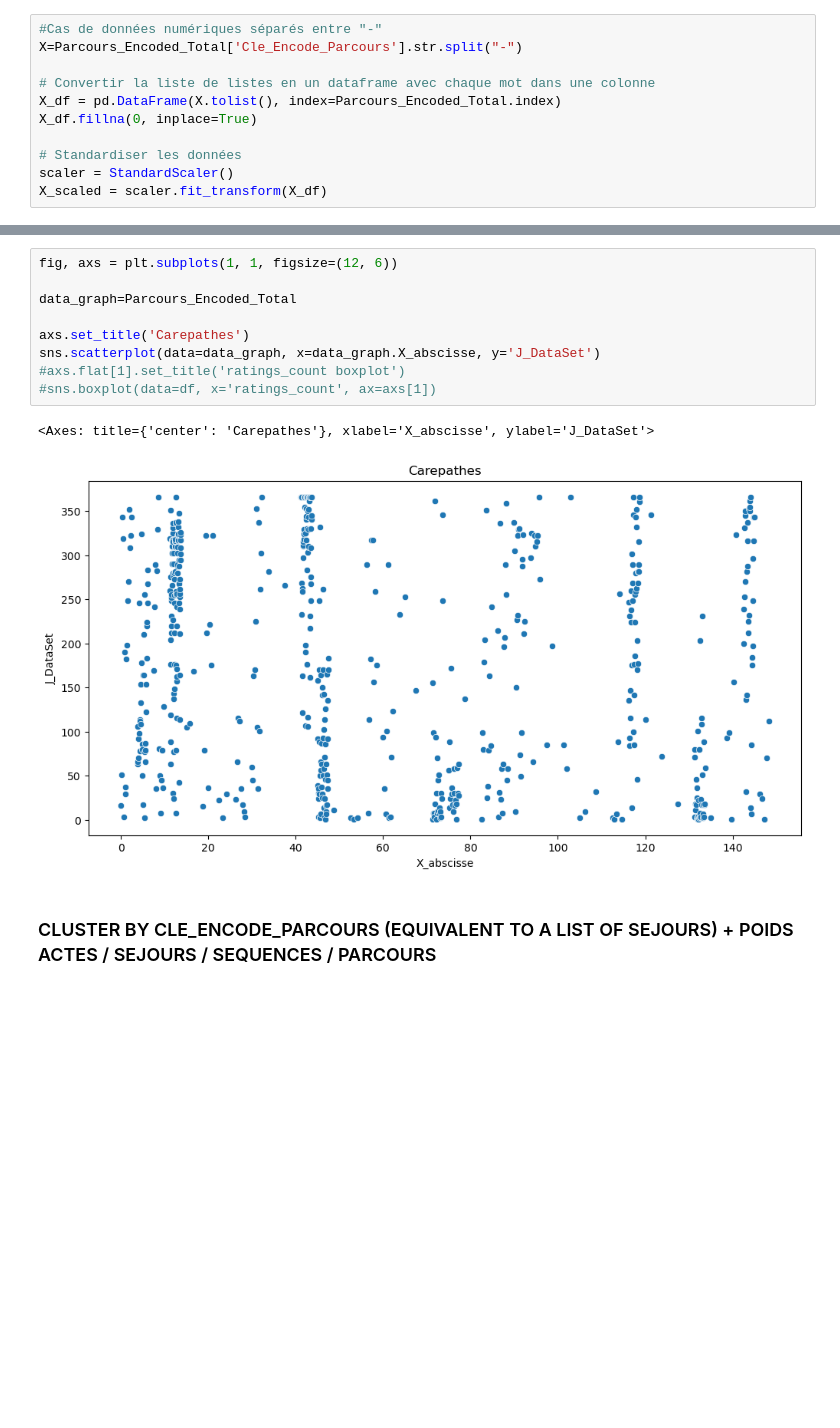
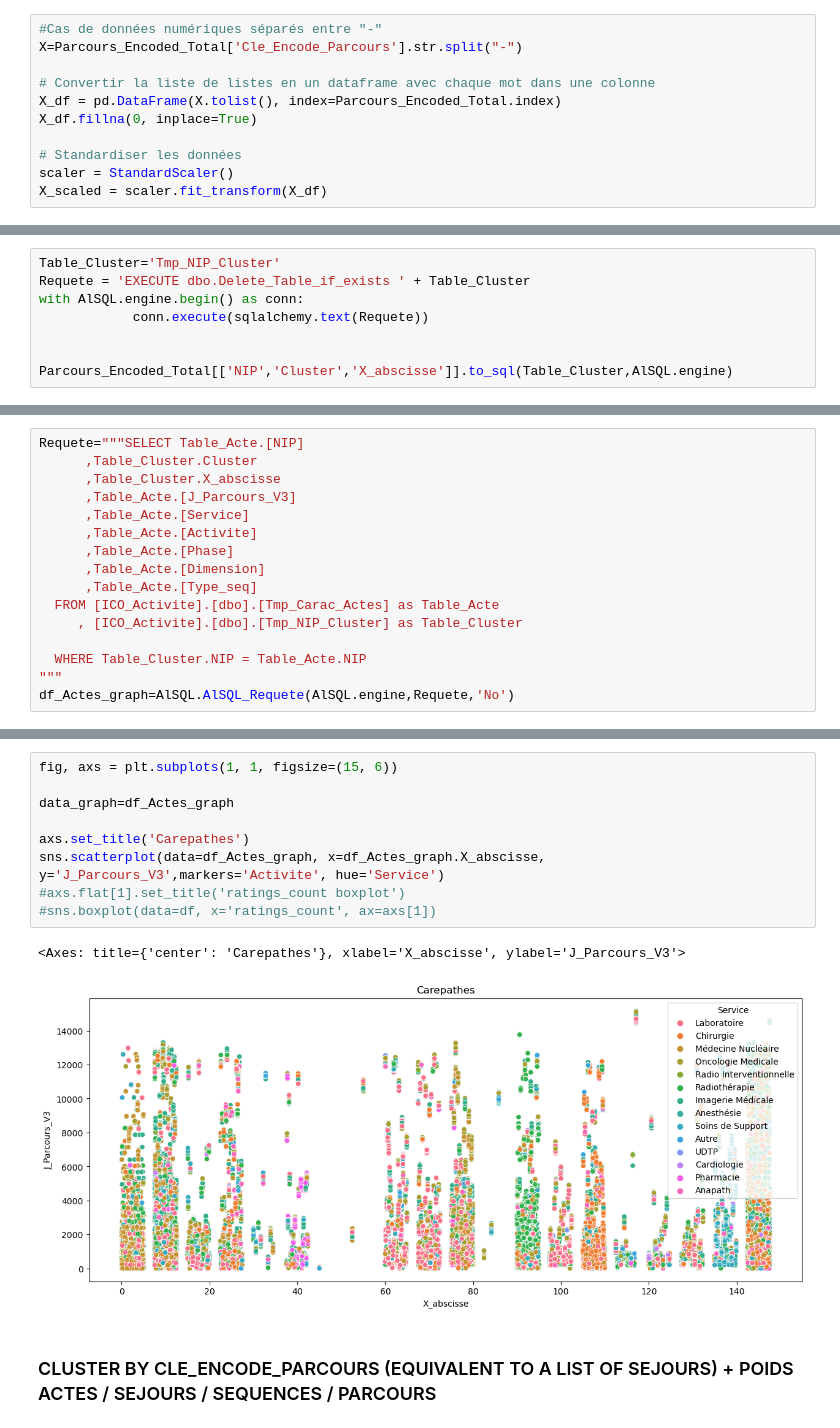
Before and after one commit to VinceWeber/ML-ICO-Activity, a Jupyter notebook: 02 - Preprocessing Data/Parcours_NB.ipynb, the cells around one changed output, grey strips where cells are left out. Cells and saved outputs as stored; diff of their text form; blank space fills up the shorter version.

Commit message:
First Complete Clustering

```diff
--- a/02 - Preprocessing Data/Parcours_NB.ipynb
+++ b/02 - Preprocessing Data/Parcours_NB.ipynb
@@ -773,0 +746,8 @@ print(Parcours_Encoded_Total[['NIP', 'Cluster', 'X_abscisse']])
+# %%
+Table_Cluster='Tmp_NIP_Cluster'
+Requete = 'EXECUTE dbo.Delete_Table_if_exists ' + Table_Cluster
+with AlSQL.engine.begin() as conn:
+            conn.execute(sqlalchemy.text(Requete))
+
+
+Parcours_Encoded_Total[['NIP','Cluster','X_abscisse']].to_sql(Table_Cluster,AlSQL.engine)
@@ -773,0 +773,16 @@ print(Parcours_Encoded_Total[['NIP', 'Cluster', 'X_abscisse']])
+# %%
+Requete="""SELECT Table_Acte.[NIP]
+	  ,Table_Cluster.Cluster
+	  ,Table_Cluster.X_abscisse
+      ,Table_Acte.[J_Parcours_V3]
+      ,Table_Acte.[Service]
+      ,Table_Acte.[Activite]
+      ,Table_Acte.[Phase]
+      ,Table_Acte.[Dimension]
+      ,Table_Acte.[Type_seq]
+  FROM [ICO_Activite].[dbo].[Tmp_Carac_Actes] as Table_Acte
+	 , [ICO_Activite].[dbo].[Tmp_NIP_Cluster] as Table_Cluster
+
+  WHERE Table_Cluster.NIP = Table_Acte.NIP
+"""
+df_Actes_graph=AlSQL.AlSQL_Requete(AlSQL.engine,Requete,'No')
@@ -774,15 +806,15 @@ print(Parcours_Encoded_Total[['NIP', 'Cluster', 'X_abscisse']])
 # %%
-fig, axs = plt.subplots(1, 1, figsize=(12, 6))
+fig, axs = plt.subplots(1, 1, figsize=(15, 6))
 
-data_graph=Parcours_Encoded_Total
+data_graph=df_Actes_graph
 
 axs.set_title('Carepathes')
-sns.scatterplot(data=data_graph, x=data_graph.X_abscisse, y='J_DataSet')
+sns.scatterplot(data=df_Actes_graph, x=df_Actes_graph.X_abscisse, y='J_Parcours_V3',markers='Activite', hue='Service')
 #axs.flat[1].set_title('ratings_count boxplot')
 #sns.boxplot(data=df, x='ratings_count', ax=axs[1])
 # %% [output]
-<Axes: title={'center': 'Carepathes'}, xlabel='X_abscisse', ylabel='J_DataSet'>
+<Axes: title={'center': 'Carepathes'}, xlabel='X_abscisse', ylabel='J_Parcours_V3'>
-[figure, old version]
+[figure, new version]
 # %% [markdown]
 ### CLUSTER BY CLE_ENCODE_PARCOURS (EQUIVALENT TO A LIST OF SEJOURS) + POIDS ACTES / SEJOURS / SEQUENCES / PARCOURS
 # %%
```
Also changed, not shown: parts of 12 cells of this notebook, 1 other file.
